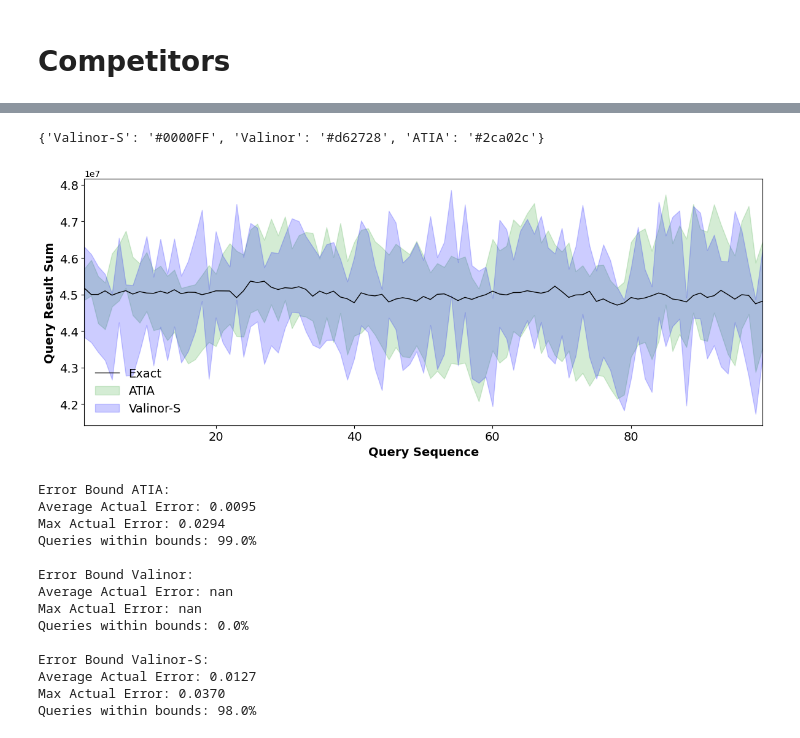
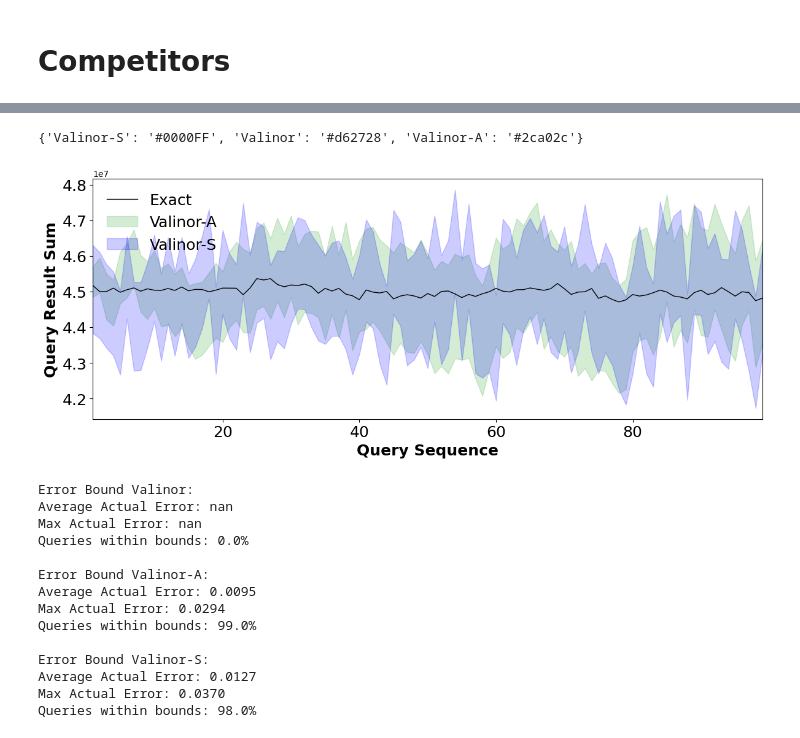
Before and after one commit to VisualFacts/rawvis-index, a Jupyter notebook: experiments/plot_creator.ipynb, the cells around one changed output, grey strips where cells are left out. Saved outputs shown, nothing was run; the diff lists cells and outputs as text; code cells hidden in the pictures.

```diff
--- a/experiments/plot_creator.ipynb
+++ b/experiments/plot_creator.ipynb
@@ -14,11 +14,12 @@ directory='synth50/different_errors/'
 # Define the custom color palette
 # colors = ['black', 'red', 'green', 'blue']
 # colors = ['black', '#253494', '#2c7fb8', '#41b6c4', '#a1dab4', 'red']
-colors = ['black', '#2ca02c', '#0000FF', '#ff7f0e','#d62728', '#00008B']
+colors = ['black', '#2ca02c', '#ff7f0e', '#0000FF', '#d62728', '#00008B']
 
 colors_competitors= ['#0000FF', '#d62728', '#2ca02c']
 
 selected_error_bounds =[0, 0.1, 0.05, 0.02, 0.01]
+fontsize=18
 # %%
 # Read all CSV files from the different_errors directory
 def load_experimental_data(directory):
@@ -547,7 +543,7 @@ Queries within bounds: 99.0%
 # %%
 valinor_dir = "synth50/different_errors"
 valinor_s_dir = "synth50_only_sampling/different_errors"
-default_atia_eb = "0.1"
+default_valinor_a_eb = "0.1"
 # %%
 def get_competitor_agg_df(valinor_dir, valinor_s_dir, eb, y_col, include_initialization=False):
     # Load the data
@@ -785,17 +778,17 @@ def get_competitor_agg_df_2(valinor_dir, valinor_s_dir, eb, include_initializati
     ).reset_index()
     valinor_agg_df['method'] = "Valinor"
 
-    atia_df = load_specific_experimental_data(valinor_dir, eb)
-    atia_df = atia_df[atia_df['run'] == 1]
+    valinor_a_df = load_specific_experimental_data(valinor_dir, eb)
+    valinor_a_df = valinor_a_df[valinor_a_df['run'] == 1]
     # Group by errorBound and query number, then calculate mean and std
-    atia_agg_df = atia_df.groupby('i').agg(
+    valinor_a_agg_df = valinor_a_df.groupby('i').agg(
         conf_lb=('Confidence Interval LB', 'mean'),
         conf_ub=('Confidence Interval UB', 'mean'),
         error_bound=('Error Bound', 'mean'),
     ).reset_index()
-    atia_agg_df['method'] = "ATIA"
+    valinor_a_agg_df['method'] = "Valinor-A"
 
-    agg_df = pd.concat([valinor_s_agg_df, valinor_agg_df, atia_agg_df], ignore_index=True)
+    agg_df = pd.concat([valinor_s_agg_df, valinor_agg_df, valinor_a_agg_df], ignore_index=True)
 
     # Optionally exclude the first point (initialization time)
     if not include_initialization:
@@ -816,7 +809,6 @@ def compare_all_competitor_error_bounds(valinor_dir, valinor_s_dir, eb, include_
     exact_df = agg_df[agg_df['method'] == "Valinor"]
 
     plt.figure(figsize=(12, 5))
-    fontsize = 14
 
     # Plot exact values
     plt.plot(exact_df['i'], exact_df['val'],
@@ -866,20 +858,20 @@ def compare_all_competitor_error_bounds(valinor_dir, valinor_s_dir, eb, include_
         print(f"Max Actual Error: {actual_errors.max():.4f}")
         print(f"Queries within bounds: {within_bounds*100:.1f}%")
 # %%
-compare_all_competitor_error_bounds(valinor_dir, valinor_s_dir, default_atia_eb)
+compare_all_competitor_error_bounds(valinor_dir, valinor_s_dir, default_valinor_a_eb)
 # %% [output]
-{'Valinor-S': '#0000FF', 'Valinor': '#d62728', 'ATIA': '#2ca02c'}
+{'Valinor-S': '#0000FF', 'Valinor': '#d62728', 'Valinor-A': '#2ca02c'}
-[figure, old version]
+[figure, new version]
-Error Bound ATIA:
-Average Actual Error: 0.0095
-Max Actual Error: 0.0294
-Queries within bounds: 99.0%
-
 Error Bound Valinor:
 Average Actual Error: nan
 Max Actual Error: nan
 Queries within bounds: 0.0%
 
+Error Bound Valinor-A:
+Average Actual Error: 0.0095
+Max Actual Error: 0.0294
+Queries within bounds: 99.0%
+
 Error Bound Valinor-S:
 Average Actual Error: 0.0127
 Max Actual Error: 0.0370
```
Also changed, not shown: parts of 15 cells of this notebook.
